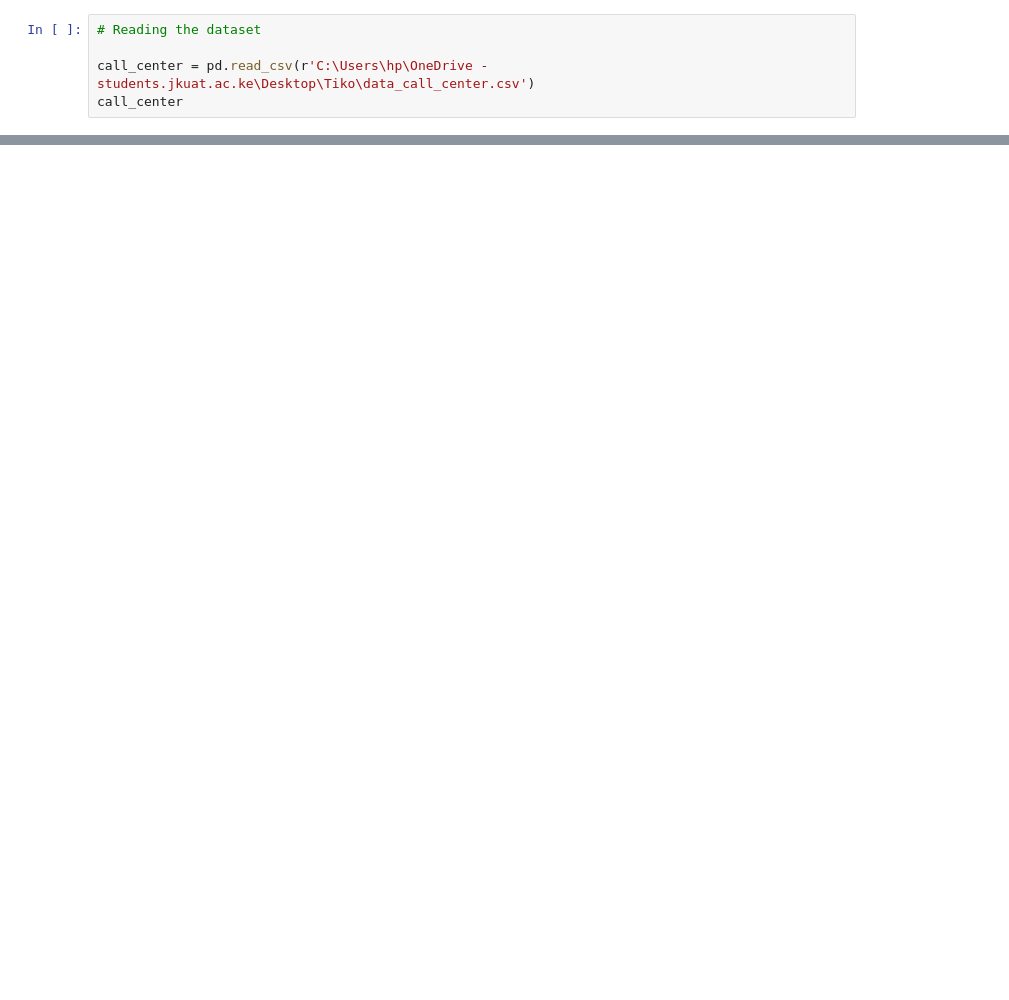
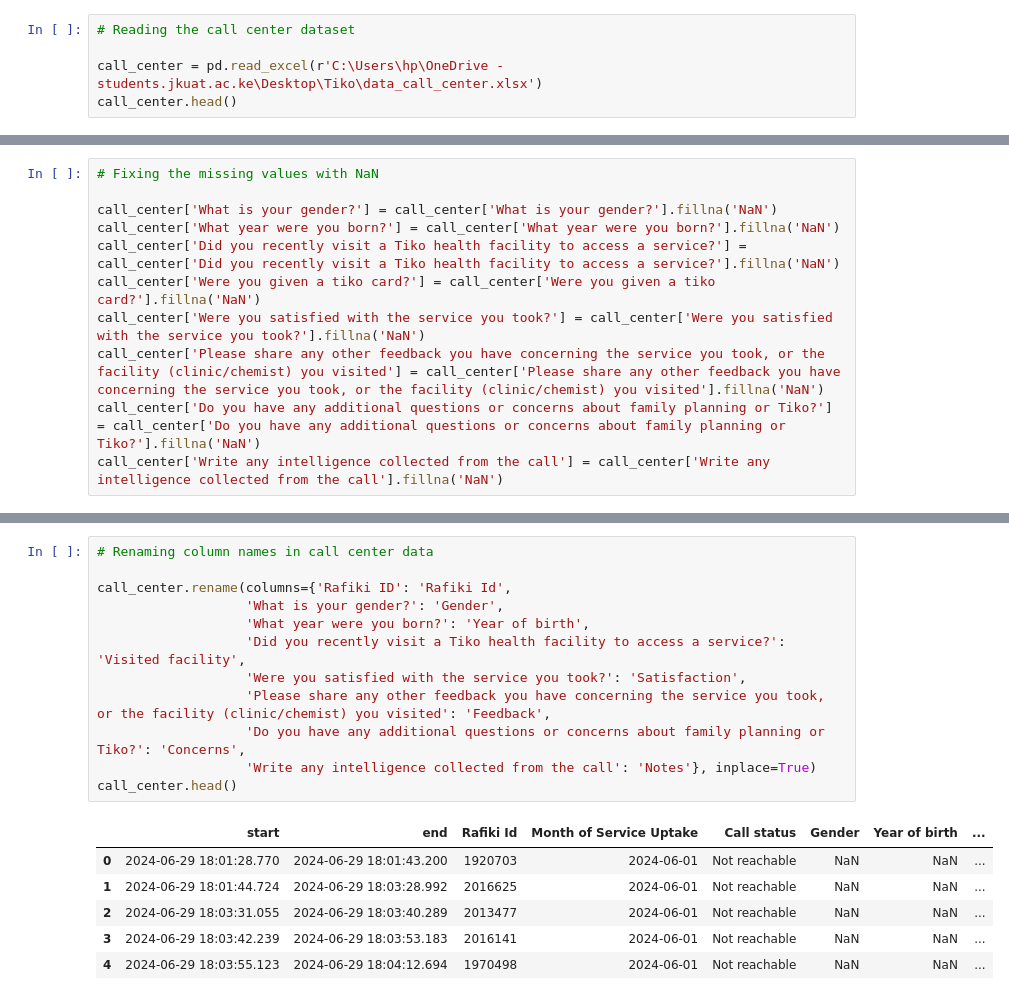
Before and after one commit to Tilda98/Risk_Analyst_Practical, a Jupyter notebook: notebooks/data_cleaning.ipynb, the cells around one changed output, grey strips where cells are left out. Drawn from its saved outputs; the diff is of its cells as text; blank space fills up the shorter version.

```diff
--- a/notebooks/data_cleaning.ipynb
+++ b/notebooks/data_cleaning.ipynb
@@ -14,5 +13,5 @@ from sklearn.preprocessing import FunctionTransformer
 # %%
-# Reading the dataset
+# Reading the call center dataset
 
-call_center = pd.read_csv(r'C:\Users\hp\OneDrive - students.jkuat.ac.ke\Desktop\Tiko\data_call_center.csv')
-call_center
+call_center = pd.read_excel(r'C:\Users\hp\OneDrive - students.jkuat.ac.ke\Desktop\Tiko\data_call_center.xlsx')
+call_center.head()
@@ -56,0 +145,11 @@ financial_impact
+# %%
+# Fixing the missing values with NaN
+
+call_center['What is your gender?'] = call_center['What is your gender?'].fillna('NaN')
+call_center['What year were you born?'] = call_center['What year were you born?'].fillna('NaN')
+call_center['Did you recently visit a Tiko health facility to access a service?'] = call_center['Did you recently visit a Tiko health facility to access a service?'].fillna('NaN')
+call_center['Were you given a tiko card?'] = call_center['Were you given a tiko card?'].fillna('NaN')
+call_center['Were you satisfied with the service you took?'] = call_center['Were you satisfied with the service you took?'].fillna('NaN')
+call_center['Please share any other feedback you have concerning the service you took, or the facility (clinic/chemist) you visited'] = call_center['Please share any other feedback you have concerning the service you took, or the facility (clinic/chemist) you visited'].fillna('NaN')
+call_center['Do you have any additional questions or concerns about family planning or Tiko?'] = call_center['Do you have any additional questions or concerns about family planning or Tiko?'].fillna('NaN')
+call_center['Write any intelligence collected from the call'] = call_center['Write any intelligence collected from the call'].fillna('NaN')
@@ -56,0 +199,19 @@ financial_impact
+# %%
+# Renaming column names in call center data
+
+call_center.rename(columns={'Rafiki ID': 'Rafiki Id',
+                   'What is your gender?': 'Gender',
+                   'What year were you born?': 'Year of birth',
+                   'Did you recently visit a Tiko health facility to access a service?': 'Visited facility',
+                   'Were you satisfied with the service you took?': 'Satisfaction',
+                   'Please share any other feedback you have concerning the service you took, or the facility (clinic/chemist) you visited': 'Feedback',
+                   'Do you have any additional questions or concerns about family planning or Tiko?': 'Concerns',
+                   'Write any intelligence collected from the call': 'Notes'}, inplace=True)
+call_center.head()
+# %% [output]
+|  | start | end | Rafiki Id | Month of Service Uptake | Call status | Gender | Year of birth | ... |
+| 0 | 2024-06-29 18:01:28.770 | 2024-06-29 18:01:43.200 | 1920703 | 2024-06-01 | Not reachable | NaN | NaN | ... |
+| 1 | 2024-06-29 18:01:44.724 | 2024-06-29 18:03:28.992 | 2016625 | 2024-06-01 | Not reachable | NaN | NaN | ... |
+| 2 | 2024-06-29 18:03:31.055 | 2024-06-29 18:03:40.289 | 2013477 | 2024-06-01 | Not reachable | NaN | NaN | ... |
+| 3 | 2024-06-29 18:03:42.239 | 2024-06-29 18:03:53.183 | 2016141 | 2024-06-01 | Not reachable | NaN | NaN | ... |
+| 4 | 2024-06-29 18:03:55.123 | 2024-06-29 18:04:12.694 | 1970498 | 2024-06-01 | Not reachable | NaN | NaN | ... |
```
Also changed, not shown: parts of 25 cells of this notebook, 4 other files.
